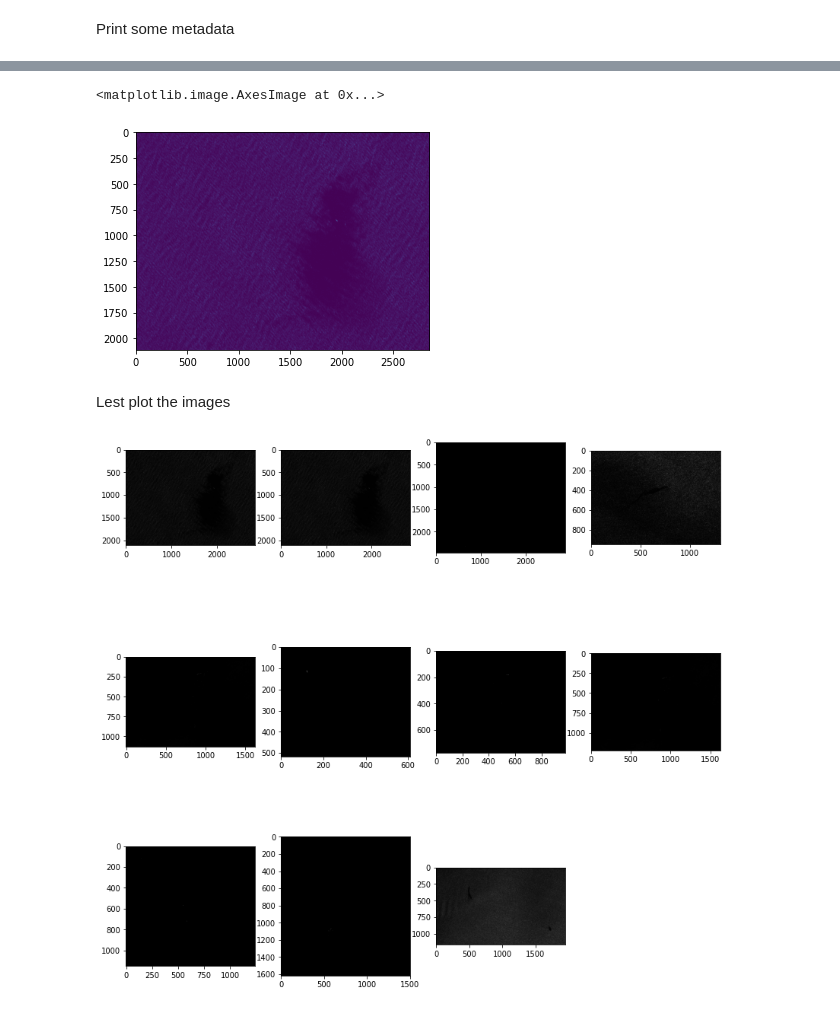
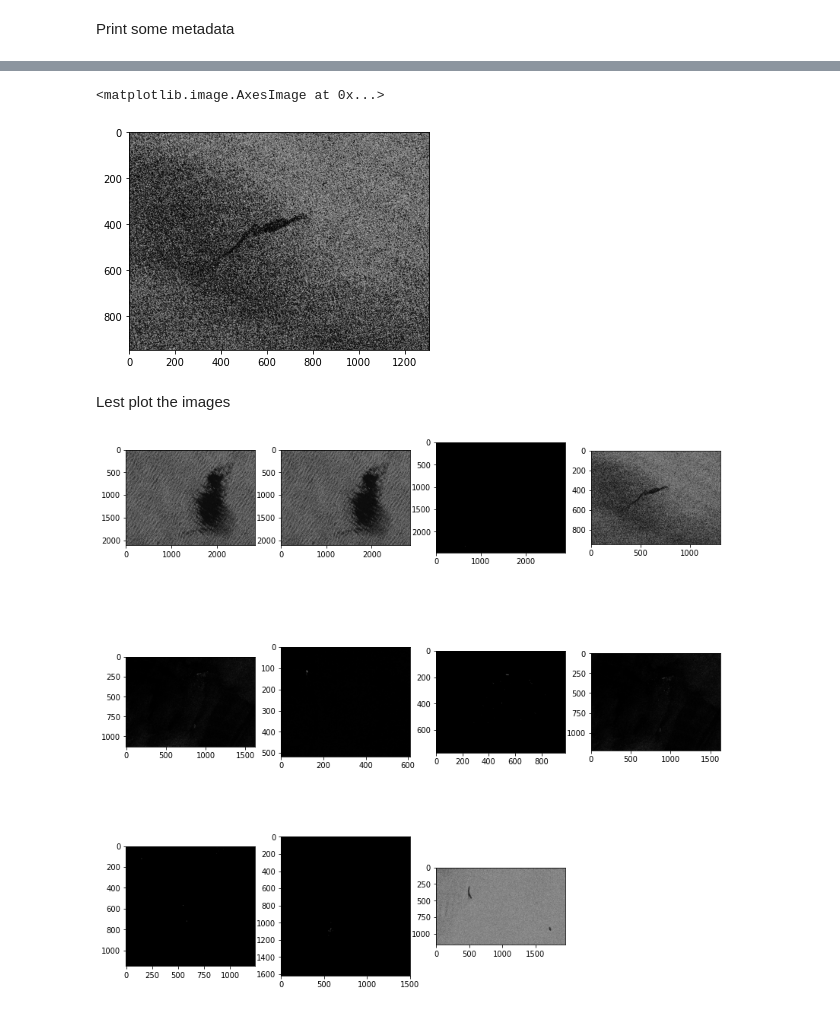
Before and after one commit to maximdorogov/GDAL-Examples, a Jupyter notebook: SAR_oil_spill.ipynb, the cells around one changed output, grey strips where cells are left out. Drawn from its saved outputs; the diff is of its cells as text; code cells hidden in the pictures.

```diff
--- a/SAR_oil_spill.ipynb
+++ b/SAR_oil_spill.ipynb
@@ -38,10 +56,14 @@ for img in dataset:
 # %%
-  band = dataset[0].GetRasterBand(1)
+
+  band = dataset[3].GetRasterBand(1)
   arr = (band.ReadAsArray())
-  plt.imshow(arr)
+
+  norm_f = 8
+
+  plt.imshow(np.uint8((arr/arr.max())*255*norm_f) , cmap = 'gray')
 # %% [output]
 <matplotlib.image.AxesImage at 0x...>
-[figure, old version]
+[figure, new version]
 # %% [markdown]
 Lest plot the images
 # %%
@@ -55,7 +77,7 @@ for i, ds in enumerate(dataset, 1):
   #print('el maximo valor en la imagen original es', arr.max())
   # normalize values between 0 - 255
 
-  arr_norm = np.uint8((arr / arr.max())*255)
+  arr_norm = np.uint8((arr / arr.max())*255*norm_f)
 
   '''
   for elem in arr_norm:
@@ -65,4 +87,4 @@ for i, ds in enumerate(dataset, 1):
   plt.subplot(3,4,i)
   plt.imshow(arr_norm, cmap = 'gray')
 # %% [output]
-[figure, old version]
+[figure, new version]
```
Also changed, not shown: parts of 1 cell of this notebook.
